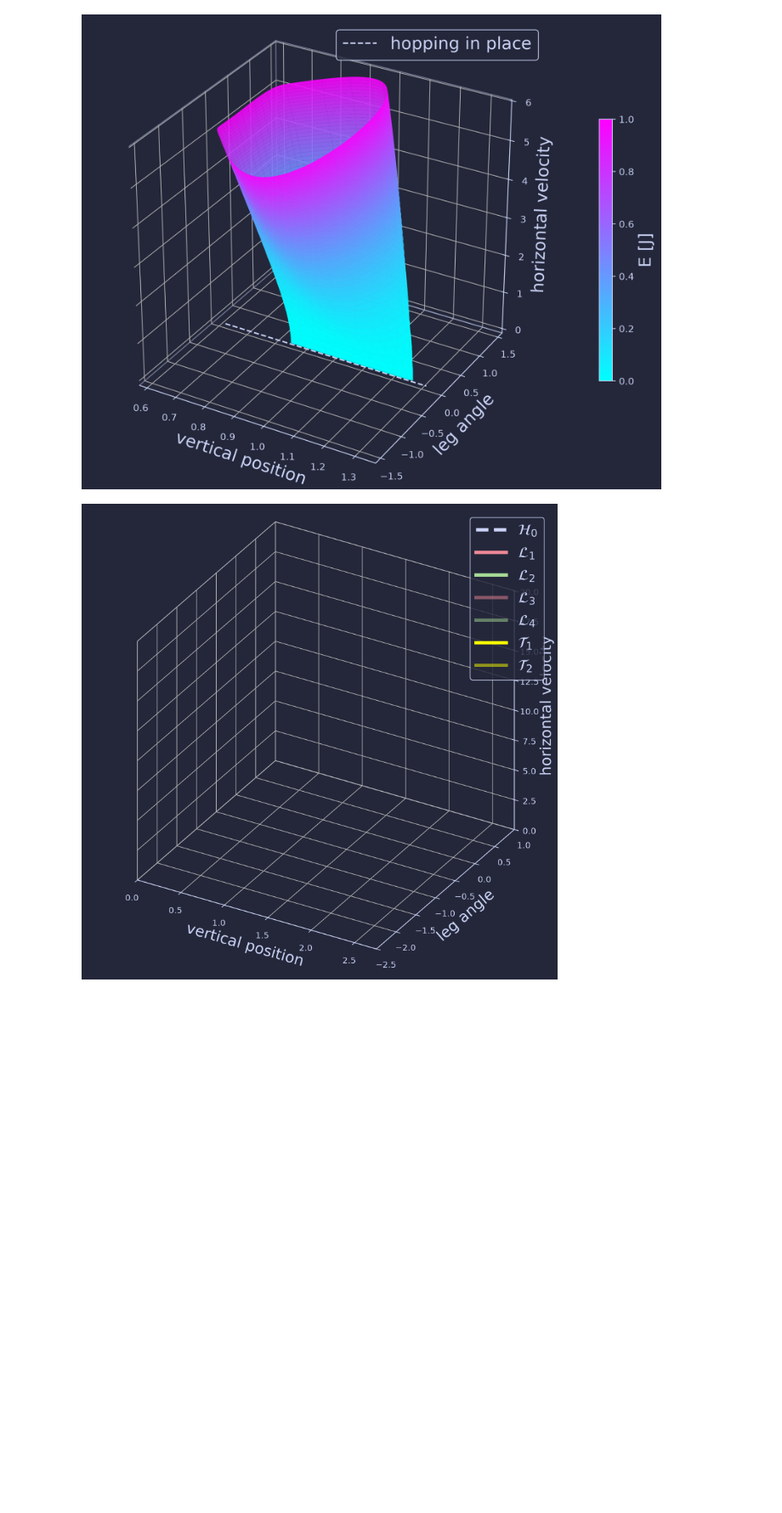
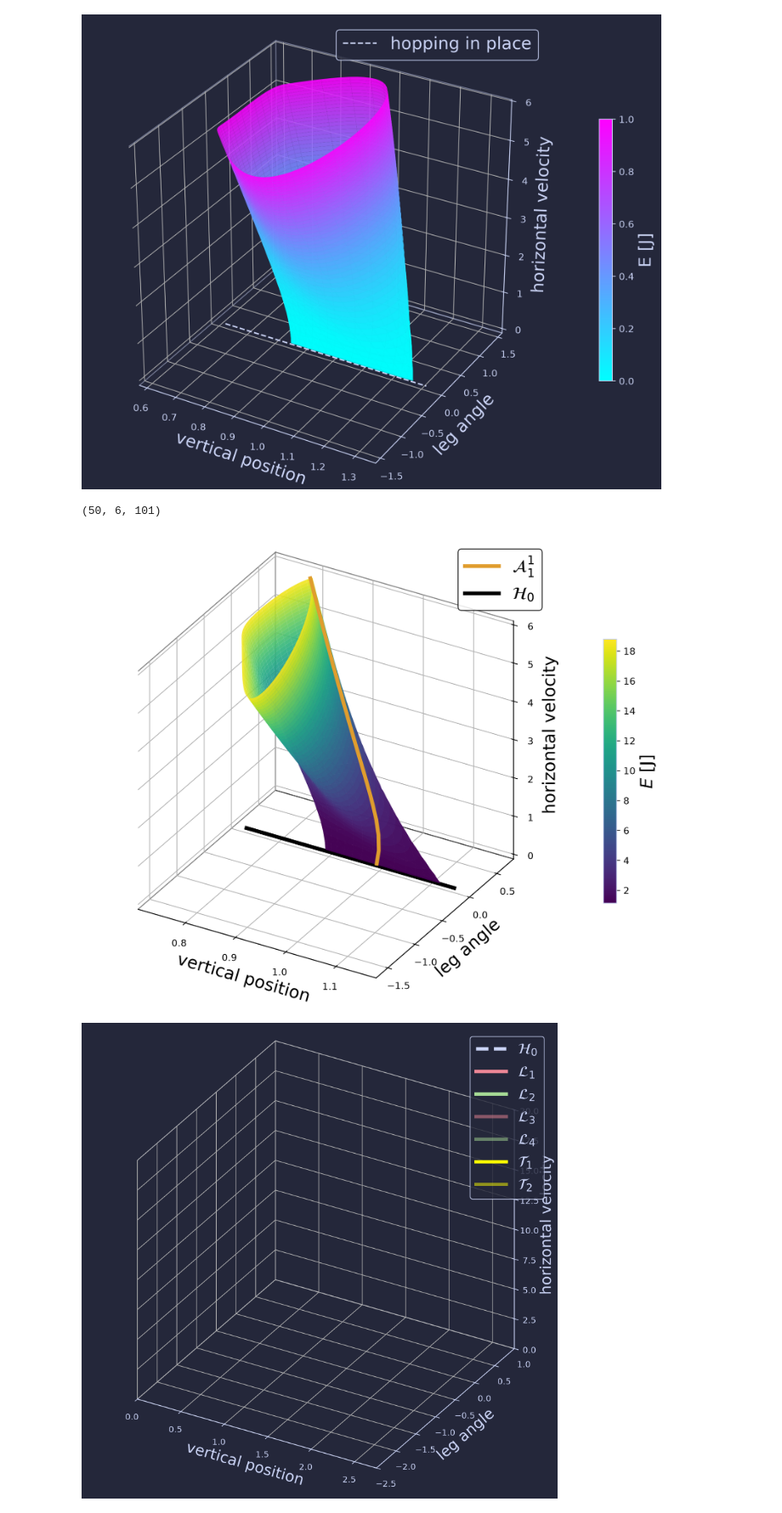
Before and after one commit to GLembrez/NMM-hopper, a Jupyter notebook: rendering.ipynb, the cells around one changed output. Shown at 85% size. Drawn from its saved outputs; the diff is of its cells as text; code cells hidden in the pictures; blank space fills up the shorter version.

```diff
--- a/rendering.ipynb
+++ b/rendering.ipynb
@@ -186,6 +186,42 @@ writervideo = animation.FFMpegWriter(fps=30)
 ani.save('output/surface.mp4', writer=writervideo, savefig_kwargs=dict(facecolor=bgColor))
 # %% [output]
 [figure]
+# %%
+from matplotlib import colorbar,colors,colorizer
+
+idx = [1,2,3]
+Nframes = 600
+
+surface_locomotion,faces = get_surface(50,data_locomotion[2],solver)
+norm = colors.Normalize(vmin=faces.min(), vmax=faces.max())
+fcolor = cm.viridis(norm(faces))[:-1, :-1]
+fig_surface = plt.figure(figsize=(10,10),facecolor='white',dpi=200)
+ax = fig_surface.add_subplot(1,1,1,projection='3d')
+ax.set_proj_type('ortho')
+ax.plot_surface(surface_locomotion[:,idx[0]], surface_locomotion[:,idx[1]], surface_locomotion[:,idx[2]],facecolors=fcolor,shade=False, edgecolor='none', alpha=0.9)
+ax.plot(surface_locomotion[:,idx[0],solver.N_F],surface_locomotion[:,idx[1],solver.N_F],surface_locomotion[:,idx[2],solver.N_F],linewidth = 4, color='#e09d2eff', label=r'$\mathcal{A}_1^1$',zorder=10)
+x_min,x_max = ax.get_xlim()
+print(surface_locomotion.shape)
+
+col = colorizer.Colorizer(norm=colors.Normalize(surface_locomotion[0,1,0]+0.5*surface_locomotion[0,3,0]**2,surface_locomotion[-1,1,0]+0.5*surface_locomotion[-1,3,0]**2), cmap='viridis')
+
+cbar = fig_surface.colorbar(colorizer.ColorizingArtist(col),
+             ax=ax, orientation='vertical', fraction=0.025,pad=0.1, aspect=20)
+
+cbar.outline.set_edgecolor(mainColor)
+cbar.ax.tick_params(axis='y')
+cbar.set_label(r'$E$ [J]',fontsize=18)
+
+ax.plot([x_min,x_max],[0,0],[0,0],color='k',label=r'$\mathcal{H}_0$',linewidth=4)
+ax.legend()
+# ax.view_init(elev=25, azim=65)
+prettify3D(ax,xlabel='vertical position', ylabel='leg angle', zlabel='horizontal velocity',bgColor='white',fgColor='black')
+ax.set_box_aspect((4,4,4))
+ax.grid('off')
+plt.savefig('A1_closeup.svg')
+# %% [output]
+(50, 6, 101)
+[figure, added]
 # %%
 def plot_traj(ax,traj,c,lw=0.5):
     ax.plot(traj[1,:],traj[2,:],traj[3,:], linewidth=lw,color=c)
```
Also changed, not shown: parts of 2 cells of this notebook, 5 other files.
